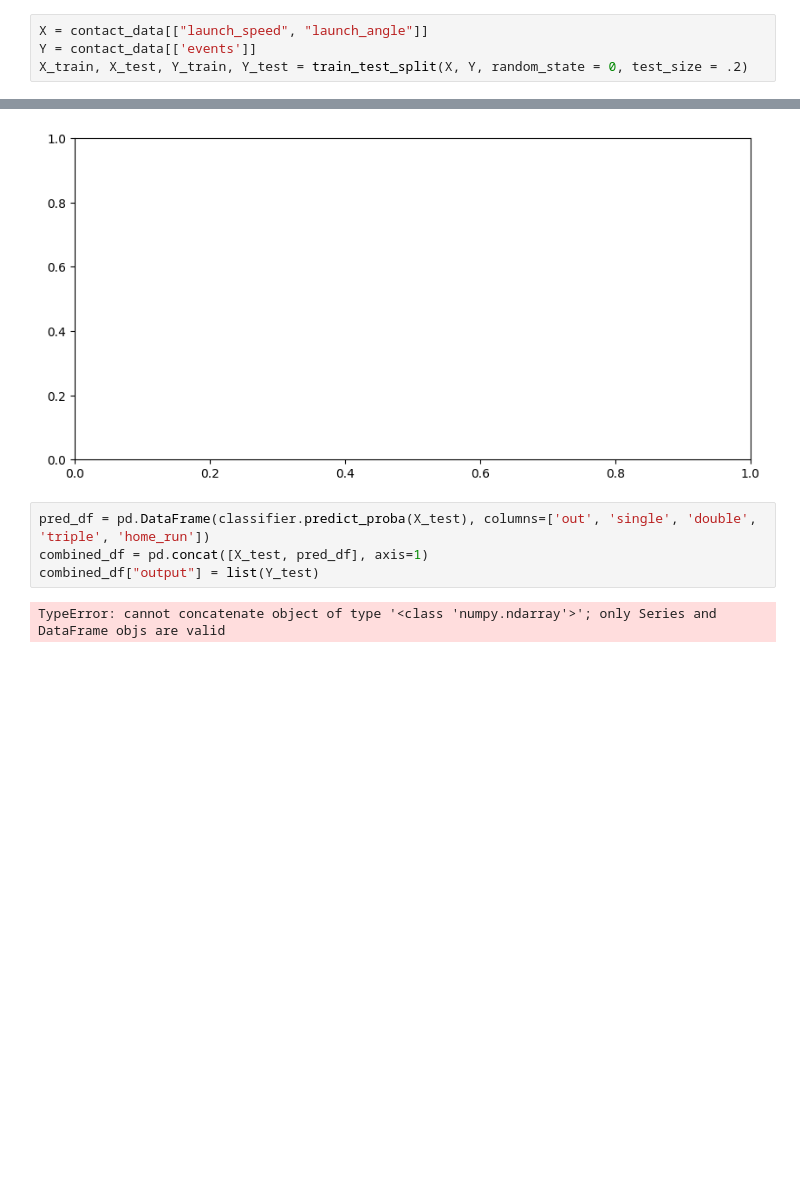
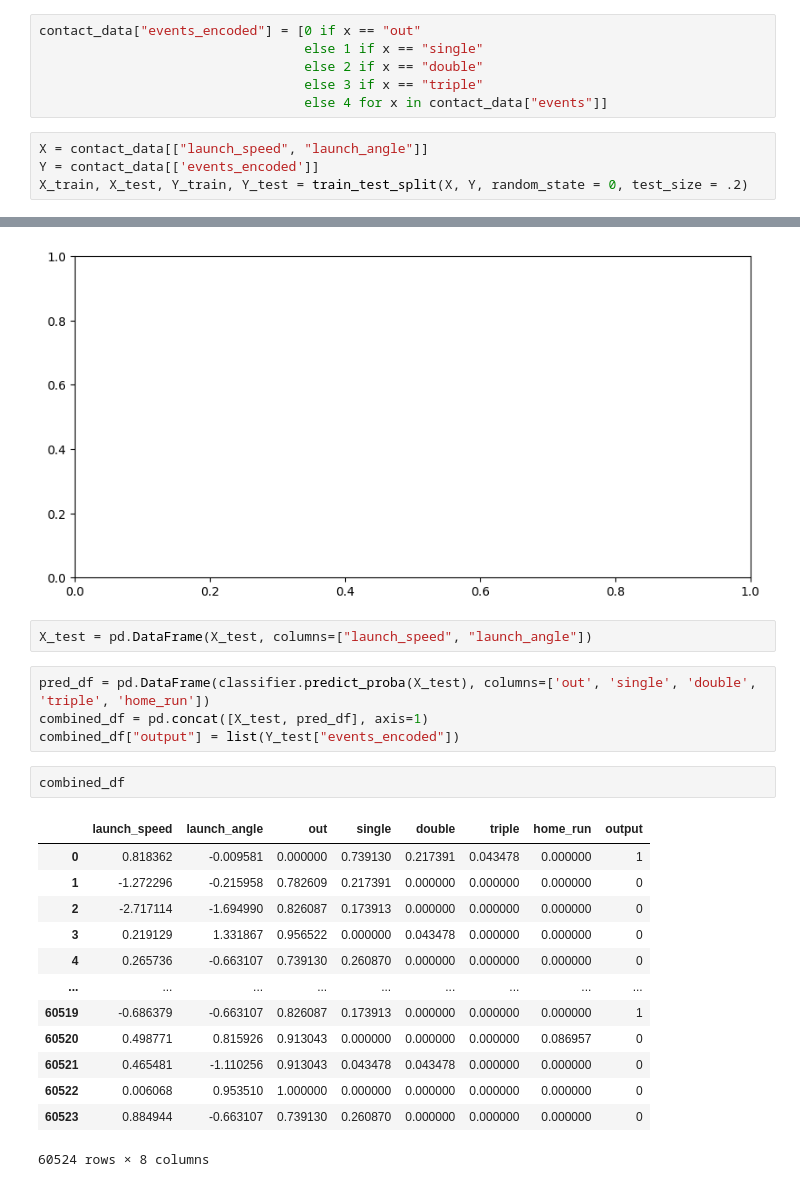
Before and after one commit to Chris-Ayres/xwOBA-Model, a Jupyter notebook: Pybaseball test.ipynb, the cells around one changed output, grey strips where cells are left out. Drawn from its saved outputs; the diff is of its cells as text; blank space fills up the shorter version.

Commit message:
fixed log loss and dataframe

```diff
--- a/Pybaseball test.ipynb
+++ b/Pybaseball test.ipynb
@@ -87,9 +87,15 @@ Part 2 - Baseline model
 Now that our data is set up, we can create our baseline model for xwOBAcon.
 # %%
 from sklearn.metrics import confusion_matrix, f1_score, accuracy_score
+# %%
+contact_data["events_encoded"] = [0 if x == "out"
+                                  else 1 if x == "single"
+                                  else 2 if x == "double"
+                                  else 3 if x == "triple"
+                                  else 4 for x in contact_data["events"]]
 # %%
 X = contact_data[["launch_speed", "launch_angle"]]
-Y = contact_data[['events']]
+Y = contact_data[['events_encoded']]
 X_train, X_test, Y_train, Y_test = train_test_split(X, Y, random_state = 0, test_size = .2)
 # %% [markdown]
 We have to scale the results because exit velocity can be any positive number, while launch angle can only be between -90 and 90. This will give us a clearer, more accurate neighborhood.
@@ -206,9 +213,25 @@ Please also refer to the documentation for alternative solver options:
   n_iter_i = _check_optimize_result(
 ValueError: Expected 'estimator' to be a binary classifier. Got 6 classes instead.
 [figure]
-# %%
-pred_df = pd.DataFrame(classifier.predict_proba(X_test), columns=['out', 'single', 'double', 'triple', 'home_run'])
-combined_df = pd.concat([X_test, pred_df], axis=1)
-combined_df["output"] = list(Y_test)
-# %% [output]
-TypeError: cannot concatenate object of type '<class 'numpy.ndarray'>'; only Series and DataFrame objs are valid
+# %%
+X_test = pd.DataFrame(X_test, columns=["launch_speed", "launch_angle"])
+# %%
+pred_df = pd.DataFrame(classifier.predict_proba(X_test), columns=['out', 'single', 'double', 'triple', 'home_run'])
+combined_df = pd.concat([X_test, pred_df], axis=1)
+combined_df["output"] = list(Y_test["events_encoded"])
+# %%
+combined_df
+# %% [output]
+|  | launch_speed | launch_angle | out | single | double | triple | home_run | output |
+| 0 | 0.818362 | -0.009581 | 0.000000 | 0.739130 | 0.217391 | 0.043478 | 0.000000 | 1 |
+| 1 | -1.272296 | -0.215958 | 0.782609 | 0.217391 | 0.000000 | 0.000000 | 0.000000 | 0 |
+| 2 | -2.717114 | -1.694990 | 0.826087 | 0.173913 | 0.000000 | 0.000000 | 0.000000 | 0 |
+| 3 | 0.219129 | 1.331867 | 0.956522 | 0.000000 | 0.043478 | 0.000000 | 0.000000 | 0 |
+| 4 | 0.265736 | -0.663107 | 0.739130 | 0.260870 | 0.000000 | 0.000000 | 0.000000 | 0 |
+| ... | ... | ... | ... | ... | ... | ... | ... | ... |
+| 60519 | -0.686379 | -0.663107 | 0.826087 | 0.173913 | 0.000000 | 0.000000 | 0.000000 | 1 |
+| 60520 | 0.498771 | 0.815926 | 0.913043 | 0.000000 | 0.000000 | 0.000000 | 0.086957 | 0 |
+| 60521 | 0.465481 | -1.110256 | 0.913043 | 0.043478 | 0.043478 | 0.000000 | 0.000000 | 0 |
+| 60522 | 0.006068 | 0.953510 | 1.000000 | 0.000000 | 0.000000 | 0.000000 | 0.000000 | 0 |
+| 60523 | 0.884944 | -0.663107 | 0.739130 | 0.260870 | 0.000000 | 0.000000 | 0.000000 | 0 |
+60524 rows × 8 columns
```
Also changed, not shown: parts of 5 cells of this notebook.
